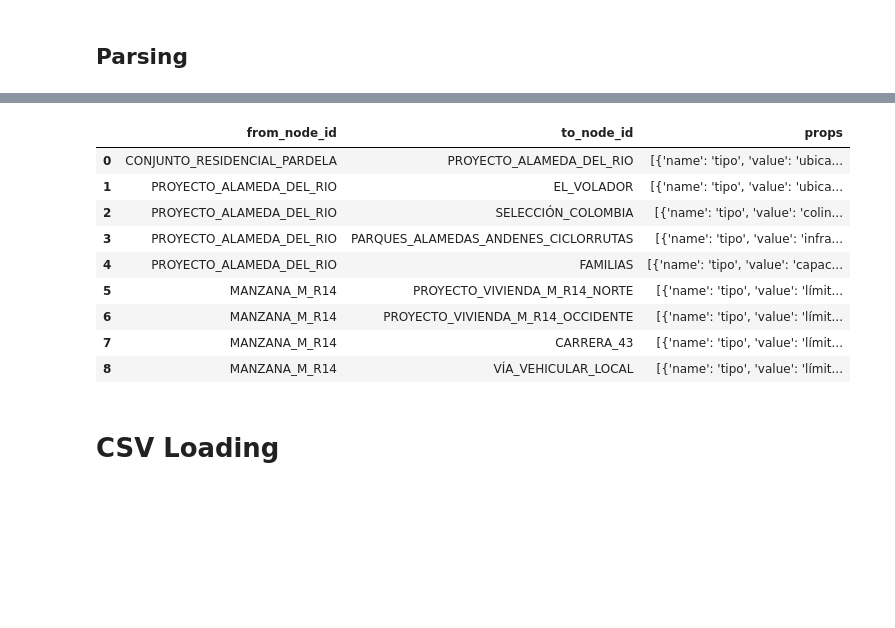
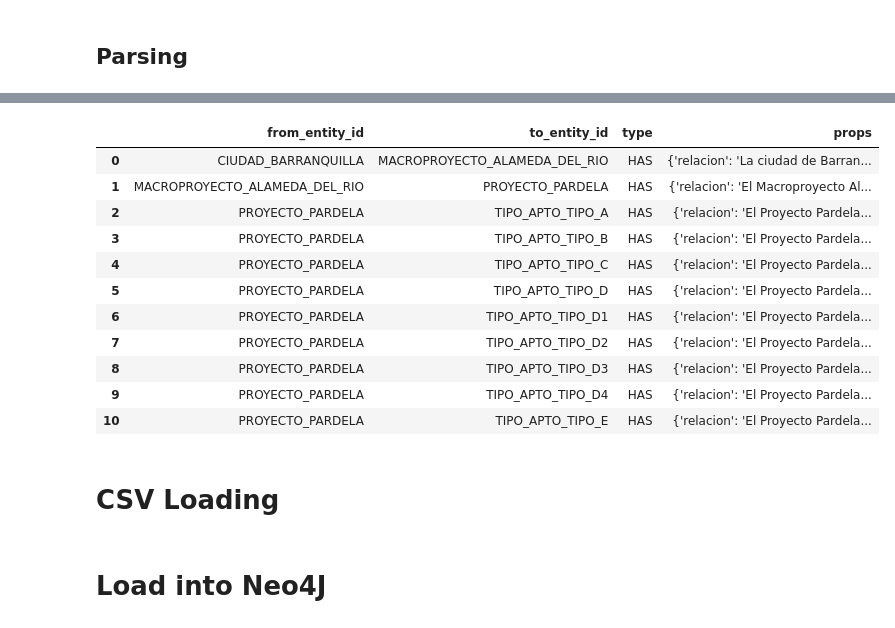
Before and after one commit to juanhenaoparra/unstructured-docs, a Jupyter notebook: parser.ipynb, the cells around one changed output, grey strips where cells are left out. Drawn from its saved outputs; the diff is of its cells as text; code cells hidden in the pictures; blank space fills up the shorter version.

```diff
--- a/parser.ipynb
+++ b/parser.ipynb
@@ -36,7 +36,7 @@ Some weights of the model checkpoint at microsoft/table-transformer-structure-re
 - This IS expected if you are initializing TableTransformerForObjectDetection from the checkpoint of a model trained on another task or with another architecture (e.g. initializing a BertForSequenceCl ...
 - This IS NOT expected if you are initializing TableTransformerForObjectDetection from the checkpoint of a model that you expect to be exactly identical (initializing a BertForSequenceClassification m ...
 # %%
-prodesa_alameda_chunks = chunk_by_title(prodesa_alameda_elements, max_characters=1024, overlap=204)
+prodesa_alameda_chunks = chunk_by_title(prodesa_alameda_elements, max_characters=15024, overlap=204)
 # %%
 print(prodesa_alameda_chunks[1].text)
 # %% [output]
@@ -96,8 +49,0 @@ print(parsed_extraction)
-# %%
-nodes = parsed_value["nodes"]
-relations = parsed_value["relations"]
-
-nodes_df = pd.DataFrame(nodes)
-relations_df = pd.DataFrame(relations)
-print(len(nodes_df))
-print(len(relations_df))
@@ -106,0 +104,28 @@ print(len(relations_df))
+# %%
+nodes_df, relations_df = None, None
+count = 0
+
+for chunk in prodesa_alameda_chunks:
+    json_nodes = ""
+    if nodes_df is not None:
+        json_nodes = nodes_df.to_json(orient="records")
+
+    _nodes_df, _relations_df = get_schema(json_nodes, chunk.text, "node=Ciudad;node=Macroproyecto;node=Proyecto;node=Tipo_Apto\nedge=HAS")
+
+    if not _nodes_df.empty:
+        _nodes_df['props'] = _nodes_df['props'].apply(lambda x: {v['name']: v['value'] for v in x})
+
+    if not _relations_df.empty:
+        _relations_df['props'] = _relations_df['props'].apply(lambda x: {v['name']: v['value'] for v in x})
+
+    if nodes_df is None:
+        nodes_df = _nodes_df
+
+    if not _nodes_df.empty:
+        nodes_df = merge_schemas(nodes_df, _nodes_df, ['entity_id'])
+
+    if relations_df is None:
+        relations_df = _relations_df
+
+    if not _relations_df.empty:
+        relations_df = merge_schemas(relations_df, _relations_df, ['from_entity_id', 'to_entity_id'])
@@ -122,16 +156,18 @@ nodes_df.head(20)
 # %%
-relations_df.head(20)
+relations_df
 # %% [output]
-|  | from_node_id | to_node_id | props |
-| 0 | CONJUNTO_RESIDENCIAL_PARDELA | PROYECTO_ALAMEDA_DEL_RIO | [{'name': 'tipo', 'value': 'ubica... |
-| 1 | PROYECTO_ALAMEDA_DEL_RIO | EL_VOLADOR | [{'name': 'tipo', 'value': 'ubica... |
-| 2 | PROYECTO_ALAMEDA_DEL_RIO | SELECCIÓN_COLOMBIA | [{'name': 'tipo', 'value': 'colin... |
-| 3 | PROYECTO_ALAMEDA_DEL_RIO | PARQUES_ALAMEDAS_ANDENES_CICLORRUTAS | [{'name': 'tipo', 'value': 'infra... |
-| 4 | PROYECTO_ALAMEDA_DEL_RIO | FAMILIAS | [{'name': 'tipo', 'value': 'capac... |
-| 5 | MANZANA_M_R14 | PROYECTO_VIVIENDA_M_R14_NORTE | [{'name': 'tipo', 'value': 'límit... |
-| 6 | MANZANA_M_R14 | PROYECTO_VIVIENDA_M_R14_OCCIDENTE | [{'name': 'tipo', 'value': 'límit... |
-| 7 | MANZANA_M_R14 | CARRERA_43 | [{'name': 'tipo', 'value': 'límit... |
-| 8 | MANZANA_M_R14 | VÍA_VEHICULAR_LOCAL | [{'name': 'tipo', 'value': 'límit... |
+|  | from_entity_id | to_entity_id | type | props |
+| 0 | CIUDAD_BARRANQUILLA | MACROPROYECTO_ALAMEDA_DEL_RIO | HAS | {'relacion': 'La ciudad de Barran... |
+| 1 | MACROPROYECTO_ALAMEDA_DEL_RIO | PROYECTO_PARDELA | HAS | {'relacion': 'El Macroproyecto Al... |
+| 2 | PROYECTO_PARDELA | TIPO_APTO_TIPO_A | HAS | {'relacion': 'El Proyecto Pardela... |
+| 3 | PROYECTO_PARDELA | TIPO_APTO_TIPO_B | HAS | {'relacion': 'El Proyecto Pardela... |
+| 4 | PROYECTO_PARDELA | TIPO_APTO_TIPO_C | HAS | {'relacion': 'El Proyecto Pardela... |
+| 5 | PROYECTO_PARDELA | TIPO_APTO_TIPO_D | HAS | {'relacion': 'El Proyecto Pardela... |
+| 6 | PROYECTO_PARDELA | TIPO_APTO_TIPO_D1 | HAS | {'relacion': 'El Proyecto Pardela... |
+| 7 | PROYECTO_PARDELA | TIPO_APTO_TIPO_D2 | HAS | {'relacion': 'El Proyecto Pardela... |
+| 8 | PROYECTO_PARDELA | TIPO_APTO_TIPO_D3 | HAS | {'relacion': 'El Proyecto Pardela... |
+| 9 | PROYECTO_PARDELA | TIPO_APTO_TIPO_D4 | HAS | {'relacion': 'El Proyecto Pardela... |
+| 10 | PROYECTO_PARDELA | TIPO_APTO_TIPO_E | HAS | {'relacion': 'El Proyecto Pardela... |
 # %% [markdown]
 # CSV Loading
 # %%
@@ -142,0 +179,2 @@ create_csv(nodes, relations, "outputs/prodesa_alameda")
+# %% [markdown]
+# Load into Neo4J
```
Also changed, not shown: parts of 11 cells of this notebook, 4 other files.
